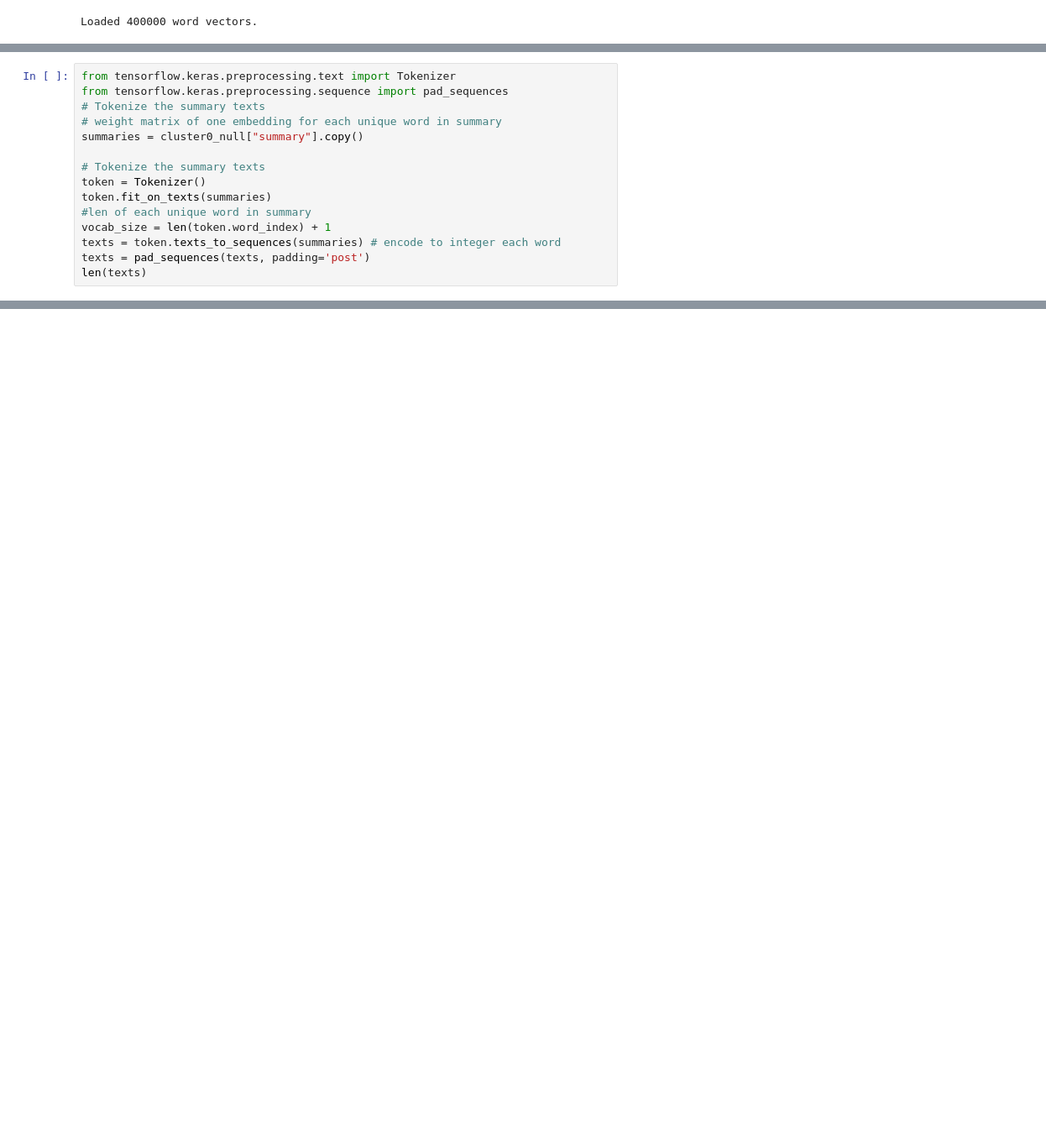
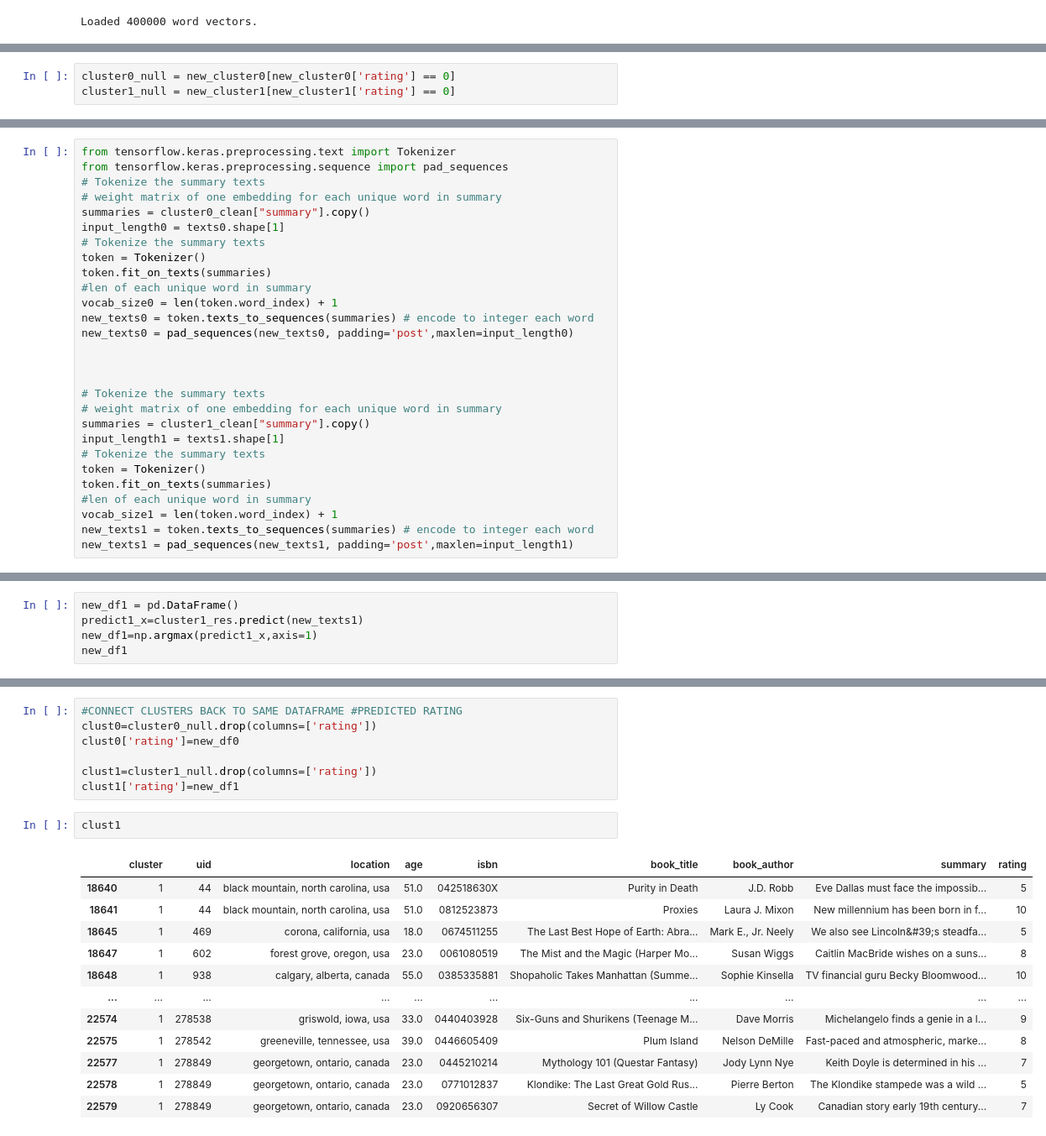
Before and after one commit to Pspetz/Book-Recommendation-System-, a Jupyter notebook: neural.ipynb, the cells around one changed output, grey strips where cells are left out. Shown: that part at 84% size. Saved outputs shown, nothing was run; the diff lists cells and outputs as text; blank space fills up the shorter version.

```diff
--- a/neural.ipynb
+++ b/neural.ipynb
@@ -342,0 +375,3 @@ cluster0_null
+# %%
+cluster0_null = new_cluster0[new_cluster0['rating'] == 0]
+cluster1_null = new_cluster1[new_cluster1['rating'] == 0]
@@ -345,13 +420,26 @@ from tensorflow.keras.preprocessing.text import Tokenizer
 from tensorflow.keras.preprocessing.sequence import pad_sequences
 # Tokenize the summary texts
 # weight matrix of one embedding for each unique word in summary
-summaries = cluster0_null["summary"].copy()
-
+summaries = cluster0_clean["summary"].copy()
+input_length0 = texts0.shape[1]
 # Tokenize the summary texts
 token = Tokenizer()
 token.fit_on_texts(summaries)
 #len of each unique word in summary
-vocab_size = len(token.word_index) + 1
-texts = token.texts_to_sequences(summaries) # encode to integer each word
-texts = pad_sequences(texts, padding='post')
-len(texts)
+vocab_size0 = len(token.word_index) + 1
+new_texts0 = token.texts_to_sequences(summaries) # encode to integer each word
+new_texts0 = pad_sequences(new_texts0, padding='post',maxlen=input_length0)
+
+
+
+# Tokenize the summary texts
+# weight matrix of one embedding for each unique word in summary
+summaries = cluster1_clean["summary"].copy()
+input_length1 = texts1.shape[1]
+# Tokenize the summary texts
+token = Tokenizer()
+token.fit_on_texts(summaries)
+#len of each unique word in summary
+vocab_size1 = len(token.word_index) + 1
+new_texts1 = token.texts_to_sequences(summaries) # encode to integer each word
+new_texts1 = pad_sequences(new_texts1, padding='post',maxlen=input_length1)
@@ -362,0 +454,5 @@ ValueError: The truth value of a Series is ambiguous. Use a.empty, a.bool(), a.i
+# %%
+new_df1 = pd.DataFrame()
+predict1_x=cluster1_res.predict(new_texts1)
+new_df1=np.argmax(predict1_x,axis=1)
+new_df1
@@ -362,0 +462,22 @@ ValueError: The truth value of a Series is ambiguous. Use a.empty, a.bool(), a.i
+# %%
+#CONNECT CLUSTERS BACK TO SAME DATAFRAME #PREDICTED RATING
+clust0=cluster0_null.drop(columns=['rating'])
+clust0['rating']=new_df0
+
+clust1=cluster1_null.drop(columns=['rating'])
+clust1['rating']=new_df1
+# %%
+clust1
+# %% [output]
+|  | cluster | uid | location | age | isbn | book_title | book_author | summary | rating |
+| 18640 | 1 | 44 | black mountain, north carolina, usa | 51.0 | 042518630X | Purity in Death | J.D. Robb | Eve Dallas must face the impossib... | 5 |
+| 18641 | 1 | 44 | black mountain, north carolina, usa | 51.0 | 0812523873 | Proxies | Laura J. Mixon | New millennium has been born in f... | 10 |
+| 18645 | 1 | 469 | corona, california, usa | 18.0 | 0674511255 | The Last Best Hope of Earth: Abra... | Mark E., Jr. Neely | We also see Lincoln&#39;s steadfa... | 5 |
+| 18647 | 1 | 602 | forest grove, oregon, usa | 23.0 | 0061080519 | The Mist and the Magic (Harper Mo... | Susan Wiggs | Caitlin MacBride wishes on a suns... | 8 |
+| 18648 | 1 | 938 | calgary, alberta, canada | 55.0 | 0385335881 | Shopaholic Takes Manhattan (Summe... | Sophie Kinsella | TV financial guru Becky Bloomwood... | 10 |
+| ... | ... | ... | ... | ... | ... | ... | ... | ... | ... |
+| 22574 | 1 | 278538 | griswold, iowa, usa | 33.0 | 0440403928 | Six-Guns and Shurikens (Teenage M... | Dave Morris | Michelangelo finds a genie in a l... | 9 |
+| 22575 | 1 | 278542 | greeneville, tennessee, usa | 39.0 | 0446605409 | Plum Island | Nelson DeMille | Fast-paced and atmospheric, marke... | 8 |
+| 22577 | 1 | 278849 | georgetown, ontario, canada | 23.0 | 0445210214 | Mythology 101 (Questar Fantasy) | Jody Lynn Nye | Keith Doyle is determined in his ... | 7 |
+| 22578 | 1 | 278849 | georgetown, ontario, canada | 23.0 | 0771012837 | Klondike: The Last Great Gold Rus... | Pierre Berton | The Klondike stampede was a wild ... | 5 |
+| 22579 | 1 | 278849 | georgetown, ontario, canada | 23.0 | 0920656307 | Secret of Willow Castle | Ly Cook | Canadian story early 19th century... | 7 |
```
Also changed, not shown: parts of 25 cells of this notebook.
